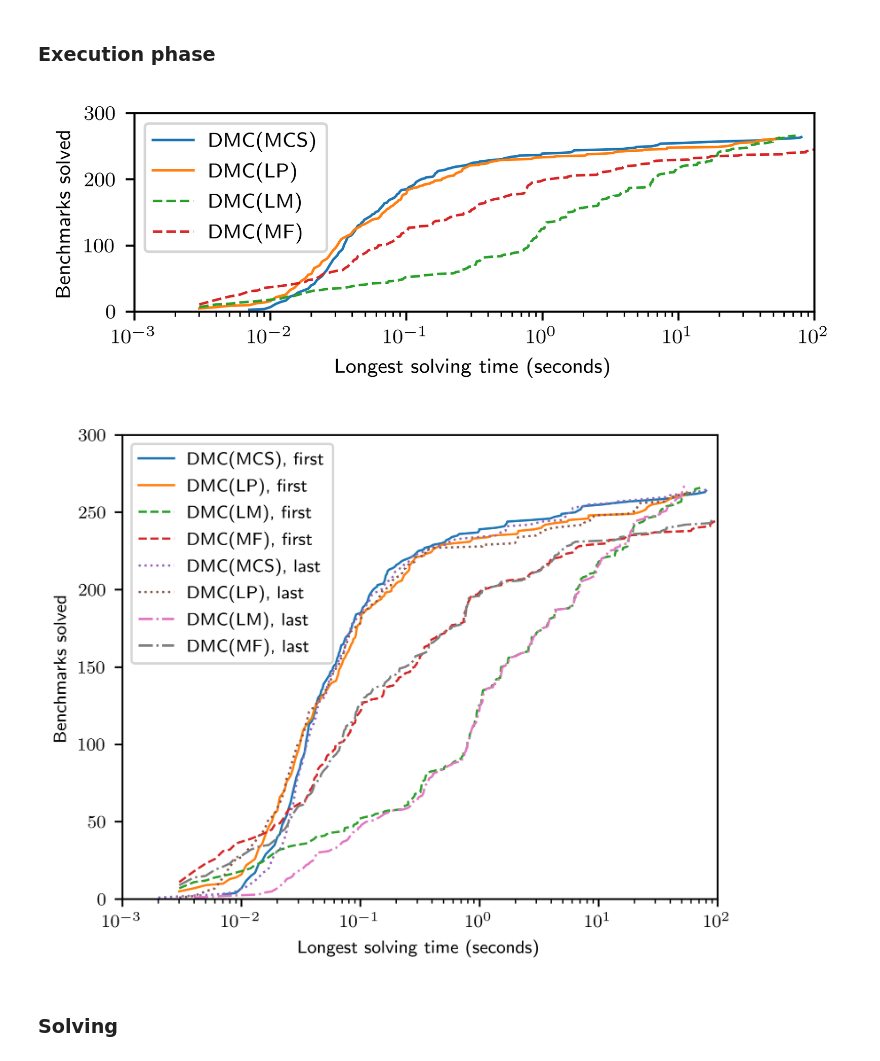
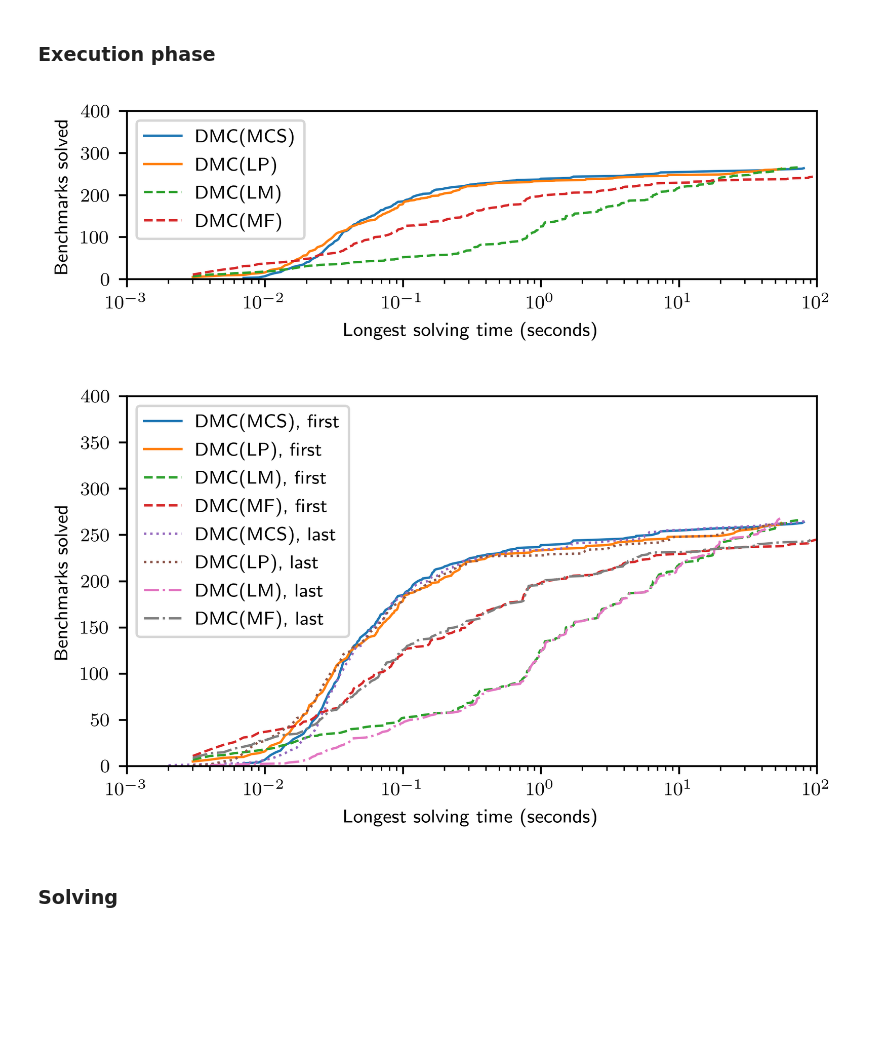
Before and after one commit to vardigroup/DPMC, a Jupyter notebook: experiments/procount.ipynb, the cells around one changed output. Drawn from its saved outputs; the diff is of its cells as text; code cells hidden in the pictures; blank space fills up the shorter version.

```diff
--- a/experiments/procount.ipynb
+++ b/experiments/procount.ipynb
@@ -1781,6 +1781,7 @@ def drawCurve(ax, timeList, name, style, width=1):
 
 def getFigSize(heightByWidth):
     figWidthPt = 347.12354 # llncs \the\textwidth
+    figWidthPt *= 1.1 # extra width still fits
     figWidthIn = figWidthPt / 72.27
     figHeightIn = heightByWidth * figWidthIn
     return (figWidthIn, figHeightIn)
@@ -1880,26 +1880,26 @@ drawCurves1A(.85)
 # %% [markdown]
 ### Execution phase
 # %%
-(fig, ax) = getFigAx(.3)
+(fig, ax) = getFigAx(.25)
 
 def getExecutionTimes(exp):
     return exp.query('''
         select * from data where time <= 100 and count > 0
     ''')[TIME].tolist()
 
 def drawExecutionCurve(exp, name, style='-'):
     drawCurve(ax, getExecutionTimes(exp), name, style)
     ax.set_xlim(MIN_TIME, SECS2)
-    ax.set_ylim(0, 300)
+    ax.set_ylim(0, 400)
 
 drawExecutionCurve(MCS_FLOW0, f'{DMC}(MCS)')
 drawExecutionCurve(LP_FLOW0, f'{DMC}(LP)')
 drawExecutionCurve(LM_FLOW0, f'{DMC}(LM)', '--')
 drawExecutionCurve(MF_FLOW0, f'{DMC}(MF)', '--')
 
 saveFig(fig, 'figExecution.pgf')
 # %% [output]
-[figure, old version]
+[figure, new version]
 # %%
 def drawExecutionCurveA(ax, exp, name, style):
     drawCurve(ax, getExecutionTimes(exp), name, style)
@@ -1932,9 +1932,9 @@ def drawExecutionCurvesA(heightByWidth):
 
     saveFig(fig, 'figExecutionA.pgf')
 # %%
-drawExecutionCurvesA(.8)
+drawExecutionCurvesA(.55)
 # %% [output]
-[figure, old version]
+[figure, new version]
 # %% [markdown]
 ### Solving
 # %%
```
Also changed, not shown: parts of 15 cells of this notebook, 5 other files.
